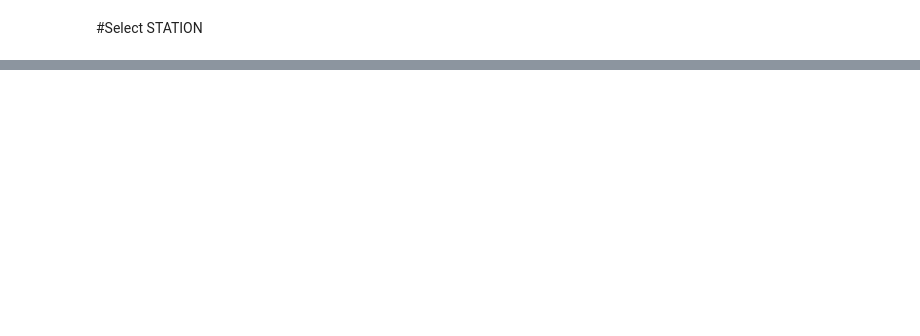
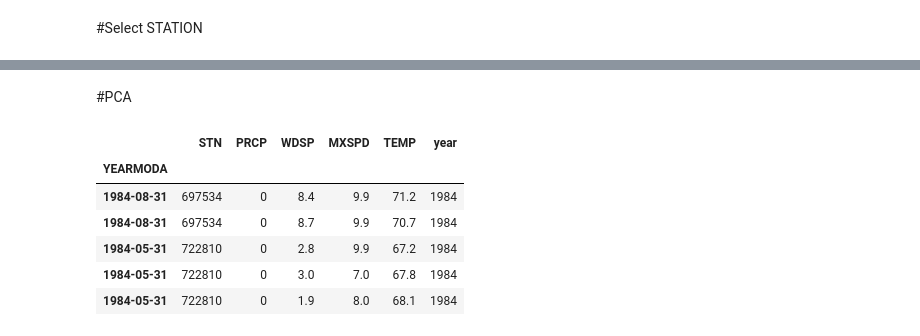
Before and after one commit to COGS118B-Project/Weather-Data, a Jupyter notebook: notebooks/Explore El Nino.ipynb, the cells around one changed output, grey strips where cells are left out. Cells and saved outputs as stored; diff of their text form; code cells hidden in the pictures; blank space fills up the shorter version.

```diff
--- a/notebooks/Explore El Nino.ipynb
+++ b/notebooks/Explore El Nino.ipynb
@@ -387,3 +421,19 @@ traces.append(go.Scatter(x=hehe['PRCP'], y=hehe['MXSPD'], text=hehe.index, mode=
 ply.iplot(traces, filename='WeatherData/hehe')
 # %% [output]
 [interactive output not drawn]
+# %% [markdown]
+#PCA
+# %%
+all2 = all_shifted.copy()
+# %%
+all2['year'] = all2.index.year
+# %%
+all2.head()
+# %% [output]
+|  | STN | PRCP | WDSP | MXSPD | TEMP | year |
+| YEARMODA |  |  |  |  |  |  |
+| 1984-08-31 | 697534 | 0 | 8.4 | 9.9 | 71.2 | 1984 |
+| 1984-08-31 | 697534 | 0 | 8.7 | 9.9 | 70.7 | 1984 |
+| 1984-05-31 | 722810 | 0 | 2.8 | 9.9 | 67.2 | 1984 |
+| 1984-05-31 | 722810 | 0 | 3.0 | 7.0 | 67.8 | 1984 |
+| 1984-05-31 | 722810 | 0 | 1.9 | 8.0 | 68.1 | 1984 |
```
Also changed, not shown: parts of 37 cells of this notebook, 1 other file.
